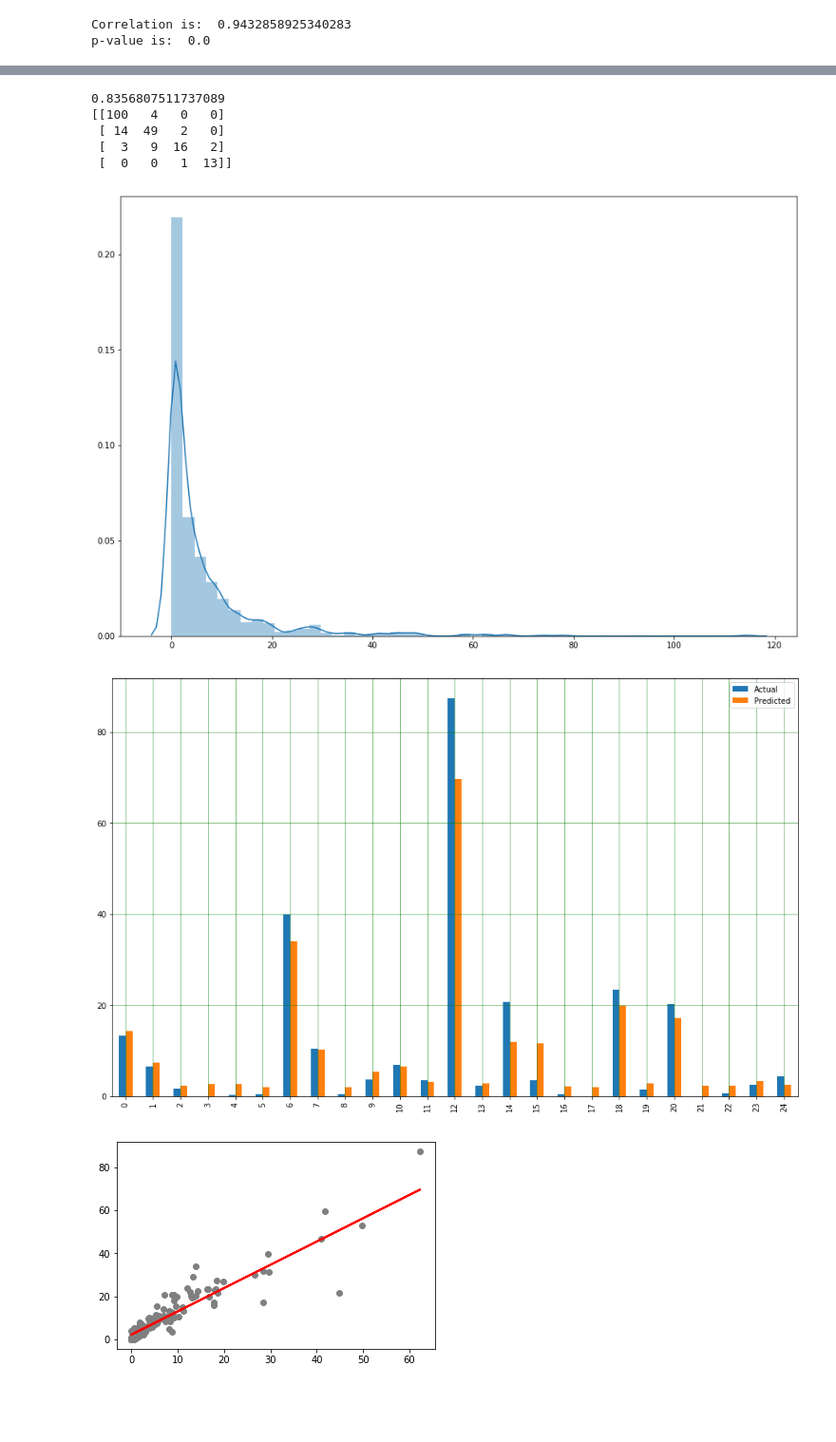
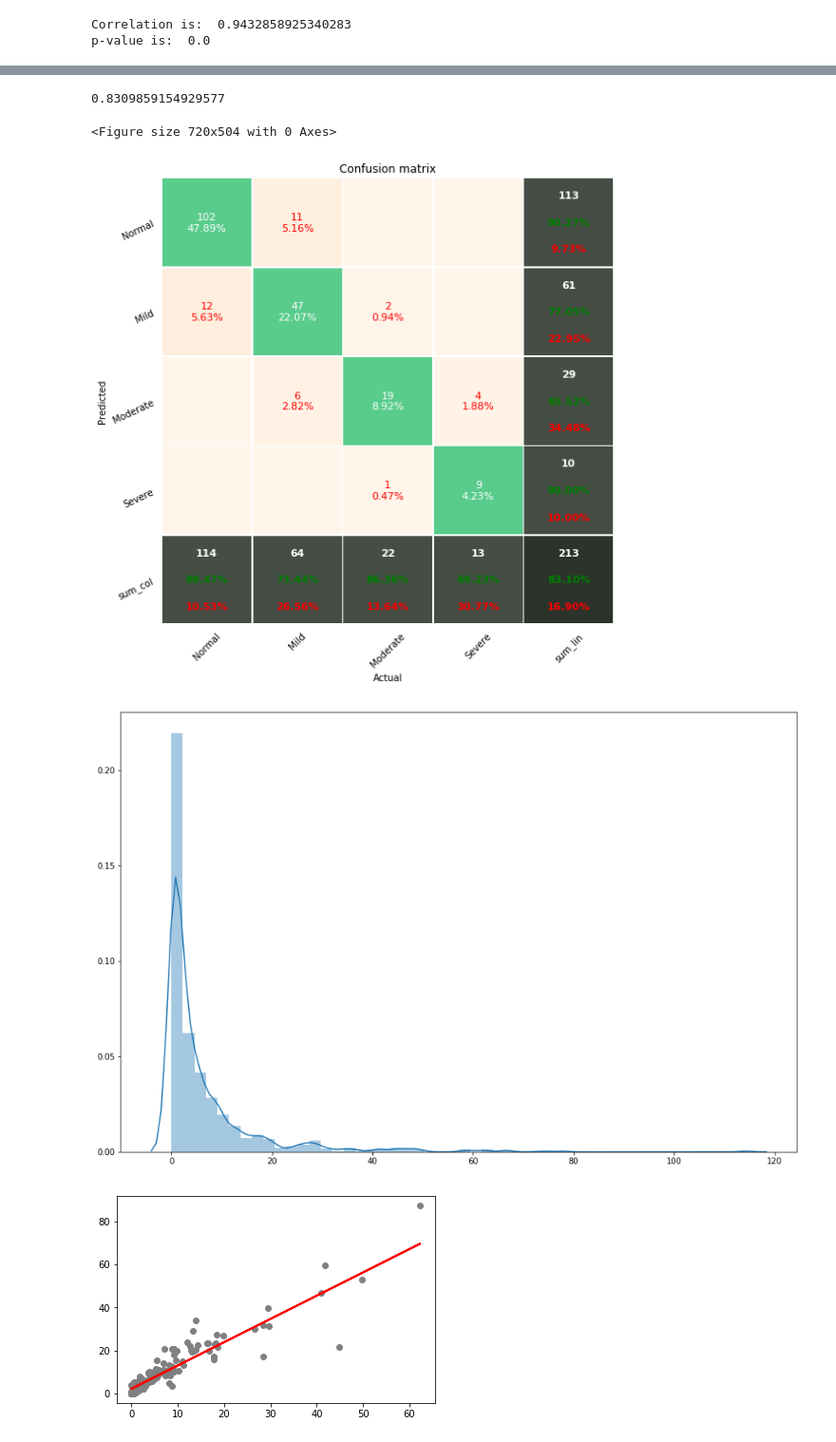
Before and after one commit to tangym/SleepQualityMonitor, a Jupyter notebook: SaO2.ipynb, the cells around one changed output, grey strips where cells are left out. Shown at 95% size. Saved outputs shown, nothing was run; the diff lists cells and outputs as text; code cells hidden in the pictures; blank space fills up the shorter version.

```diff
--- a/SaO2.ipynb
+++ b/SaO2.ipynb
@@ -358,19 +374,20 @@ print(cm)
 # %%
 # SVC
 from sklearn.svm import SVC
 clf = SVC(gamma='auto')
 clf.fit(X_train, y_train)
 y_pred = clf.predict(X_test)
 accuracy = np.sum(y_pred.reshape(-1,1) == y_test) / len(y_test)
 cm = confusion_matrix(y_test, y_pred)
 print(accuracy)
-print(cm)
+df_cm = pd.DataFrame(cm, index = ['Normal','Mild','Moderate','Severe'],
+                  columns = ['Normal','Mild','Moderate','Severe'])
+plt.figure(figsize = (10,7))
+cm_print.pretty_plot_confusion_matrix(df_cm)
 # %% [output]
-0.8356807511737089
-[[100   4   0   0]
- [ 14  49   2   0]
- [  3   9  16   2]
- [  0   0   1  13]]
+0.8309859154929577
+<Figure size 720x504 with 0 Axes>
+[figure, added]
 # %%
 # Linear Regression
 data = data.reshape(-1,1)
@@ -382,14 +399,8 @@ X_train, X_test, y_train, y_test = train_test_split(data, truth, test_size=0.2,
 regressor = LinearRegression()
 regressor.fit(X_train, y_train)
 y_pred = regressor.predict(X_test)
-df1 = df.head(25)
-df1.plot(kind='bar',figsize=(16,10))
-plt.grid(which='major', linestyle='-', linewidth='0.5', color = 'green')
-plt.grid(which='minor', linestyle=':', linewidth='0.5', color='black')
-plt.show()
 # %% [output]
 [figure]
-[figure, removed]
 # %%
 plt.scatter(X_test, y_test,  color='gray')
 plt.plot(X_test, y_pred, color='red', linewidth=2)
```
Also changed, not shown: parts of 9 cells of this notebook.
